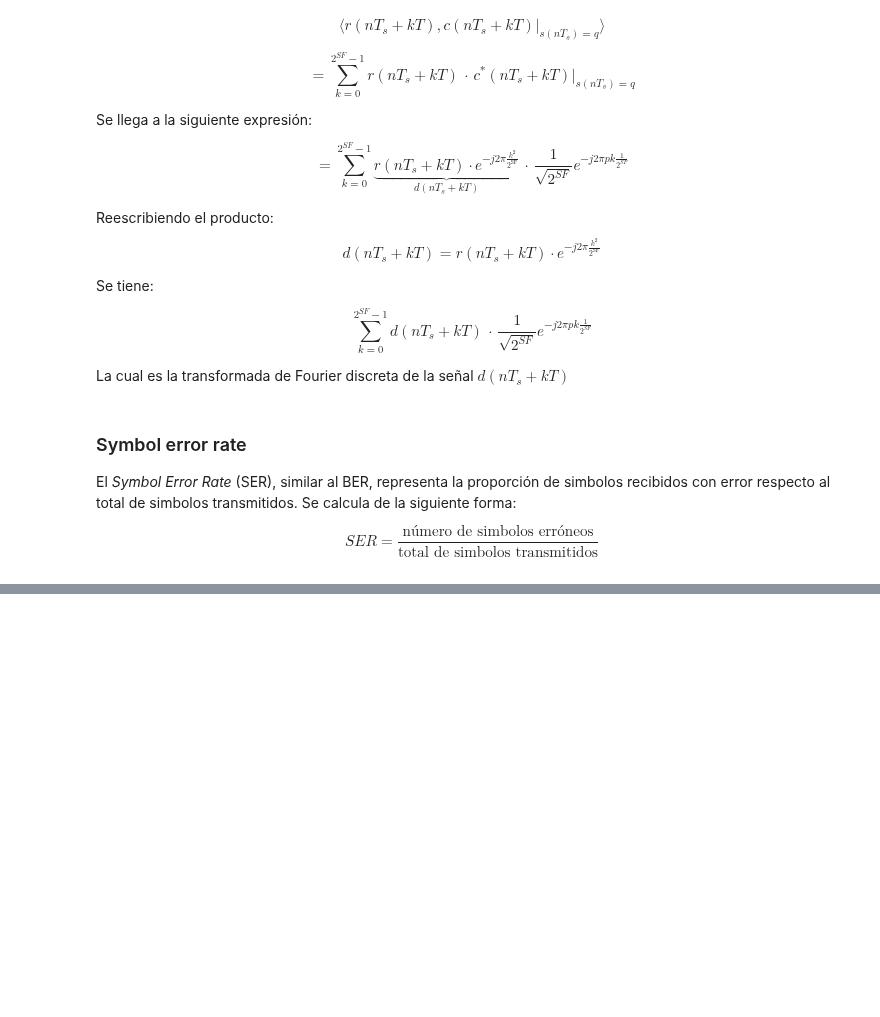
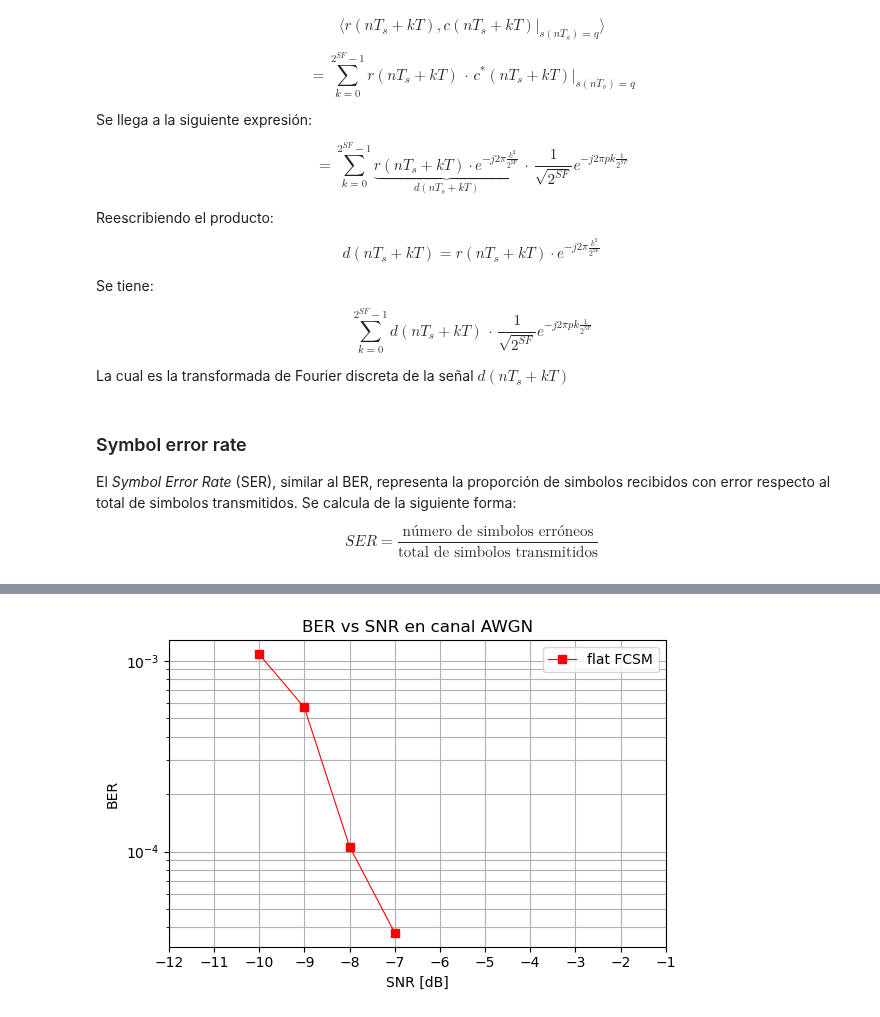
Before and after one commit to nicopinera/com-dig, a Jupyter notebook: 3_Channel.ipynb, the cells around one changed output, grey strips where cells are left out. Saved outputs shown, nothing was run; the diff lists cells and outputs as text; code cells hidden in the pictures; blank space fills up the shorter version.

```diff
--- a/3_Channel.ipynb
+++ b/3_Channel.ipynb
@@ -72,10 +72,10 @@ def decodificador(simbolos_rx, SF=8):
 
     Args:
         SF (int, optional): Spreading factor valor entero que representa la cantidad de bits que componen un simbolo codificado puede tomar valores [7,12]. Defaults to 8.
-        simbolos_rx (_type_, optional): _description_. Defaults to None.
+        simbolos_rx (list, optional): Lista de simbolos recibidos. Defaults to None.
 
     Returns:
-        (list) simbolos_tx: Simbolos decodificados en base 2.
+        (list) bits_rx: Simbolos decodificados en base 2.
     """
     if(SF < 7 or SF > 12):
         raise ValueError("El Spreading Factor debe ser un valor entero entre 7 y 12")
@@ -388,0 +435,26 @@ En este apartado se utilizara dos tipos de canales simulados con el fin de verif
+# %%
+#Ejemplo de uso:
+#Configuración/Parametros
+SF = 8                              # Spreading Factor (debe ser un valor entre 7 y 12)
+cant_simbolos = 10000               # Cantidad de símbolos a transmitir
+total_bits = SF * cant_simbolos     # Total de bits a transmitir
+B=125e3                             # Ancho de banda (en Hz)
+samples_per_chirp = 4
+
+# Generación de bits aleatorios
+bits_tx = generate_random_bits(total_bits)
+
+# Codificacion
+simbolos_tx = codificador(bits_tx, SF)
+
+# Modulacion
+simbolos_modulados = conformador_de_onda(simbolos_tx,SF,samples_per_chirp, B)
+
+# Señal a la salida del canal sin filtro
+simbolos_canal_sin_filtro = canal_awgn_sin_filtro(simbolos_modulados, 0.03906) # Para SNRdb=10, Pn=10
+
+simbolos_rx = formador_de_ntuplas(simbolos_canal_sin_filtro, SF, samples_per_chirp)
+
+bits_rx=decodificador(simbolos_rx,SF)
+
+print("La tasa de error de bits (BER) es: ", calculador_ber(bits_tx,bits_rx))
@@ -388,0 +532,16 @@ En este apartado se utilizara dos tipos de canales simulados con el fin de verif
+# %%
+#Ejemplo de uso:
+#Configuración/Parametros
+SF = 8
+cant_simbolos = 20000
+total_bits = SF * cant_simbolos
+samples_per_chirp = 4
+B=125e3
+
+# Generación de bits aleatorios
+bits_tx = generate_random_bits(total_bits)
+
+# Simulación del canal AWGN sin filtro y graficar BER vs SNR
+simulacion_canal_awgn_sin_filtro(bits_tx, SF, samples_per_chirp, B, -10, -7)
+# %% [output]
+[figure, added]
```
Also changed, not shown: parts of 12 cells of this notebook.
